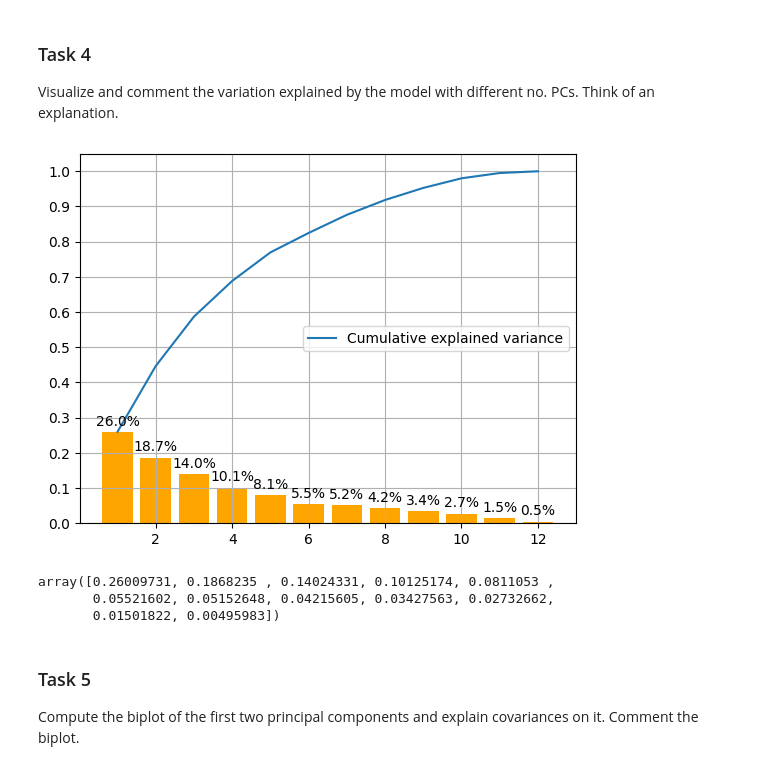
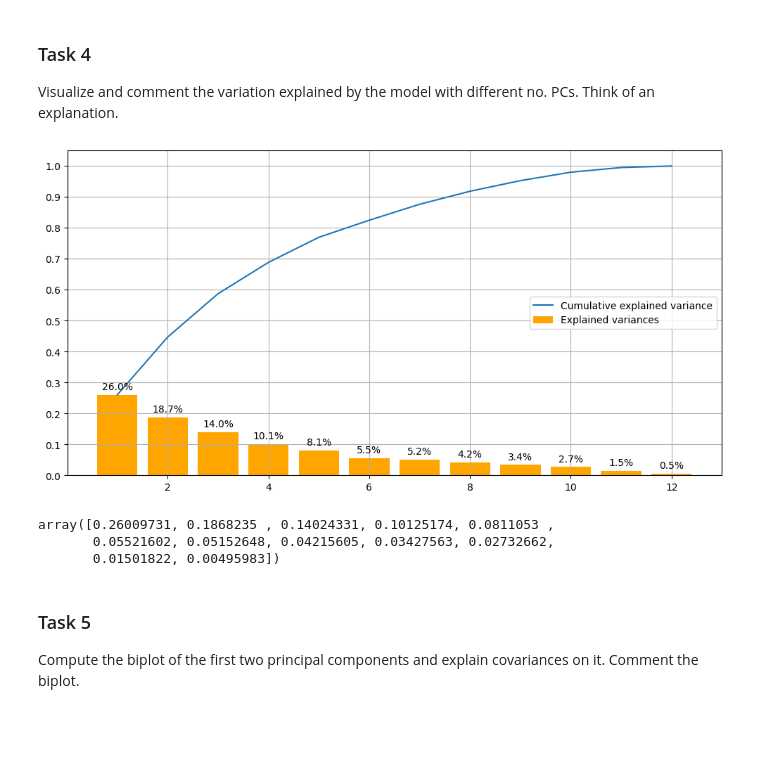
Before and after one commit to Erikkui/adaml-2024fall, a Jupyter notebook: week-02/week-02-tasks.ipynb, the cells around one changed output. Drawn from its saved outputs; the diff is of its cells as text; code cells hidden in the pictures; blank space fills up the shorter version.

Commit message:
Completed task 8, saved figures

```diff
--- a/week-02/week-02-tasks.ipynb
+++ b/week-02/week-02-tasks.ipynb
@@ -97,29 +109,34 @@ Visualize and comment the variation explained by the model with different no. PC
 # %%
 explained_variances = pca_all.explained_variance_ratio_
 cum_explained_variances = np.cumsum( explained_variances )
 
-pc_nums = np.arange( 1, len(cum_explained_variances )+1 )
+pc_nums = np.arange( 1, len(cum_explained_variances )+1 )   # Number 1-12
 
+# Bar plot for explained variances
 plt.plot( pc_nums, cum_explained_variances, label = "Cumulative explained variance" )
-var_bars = plt.bar( pc_nums, explained_variances, align = "center", linewidth=1.2, color = "orange")
+var_bars = plt.bar( pc_nums, explained_variances, align = "center", linewidth=1.2, color = "orange", label = "Explained variances")
 
+# Adding text on top of bars
 for bar in var_bars:
     percentage = bar.get_height()
     textpos_x = bar.get_x() + bar.get_width() / 2
     textpos_y = percentage + 0.01
     text = str( round( percentage*100, 1 ) ) + "%"
     plt.text( textpos_x, textpos_y, text, ha = "center", va = "bottom")
 
-#plt.title( "Explained variance of components" )
+fig1 = plt.figure(1)
+fig1.set_size_inches( 12, 6)
 plt.yticks( np.arange( 0, 1.1, step = 0.1 ) )
 plt.grid()
 plt.legend( loc = 'center right' )
 
+fig1.savefig( "explained_variance.pdf", bbox_inches = 'tight' )
+
 plt.show()
 
 explained_variances
 # %% [output]
-[figure, old version]
+[figure, new version]
 array([0.26009731, 0.1868235 , 0.14024331, 0.10125174, 0.0811053 ,
        0.05521602, 0.05152648, 0.04215605, 0.03427563, 0.02732662,
        0.01501822, 0.00495983])
```
Also changed, not shown: parts of 9 cells of this notebook, 8 other files.
